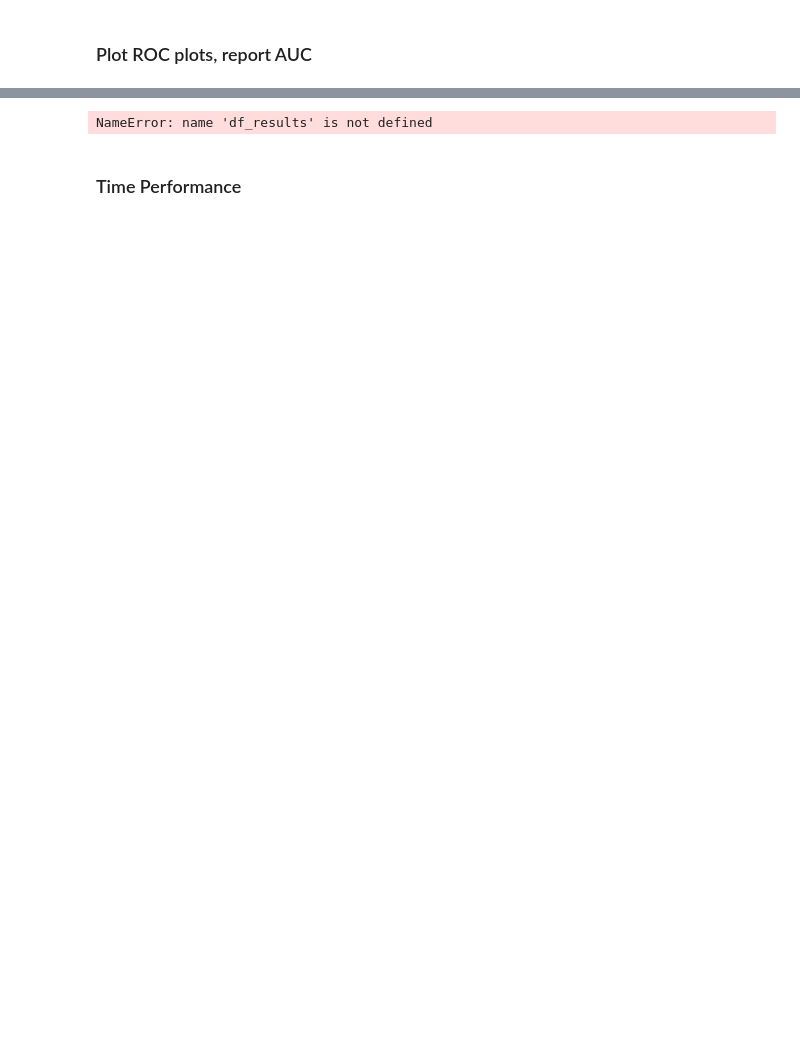
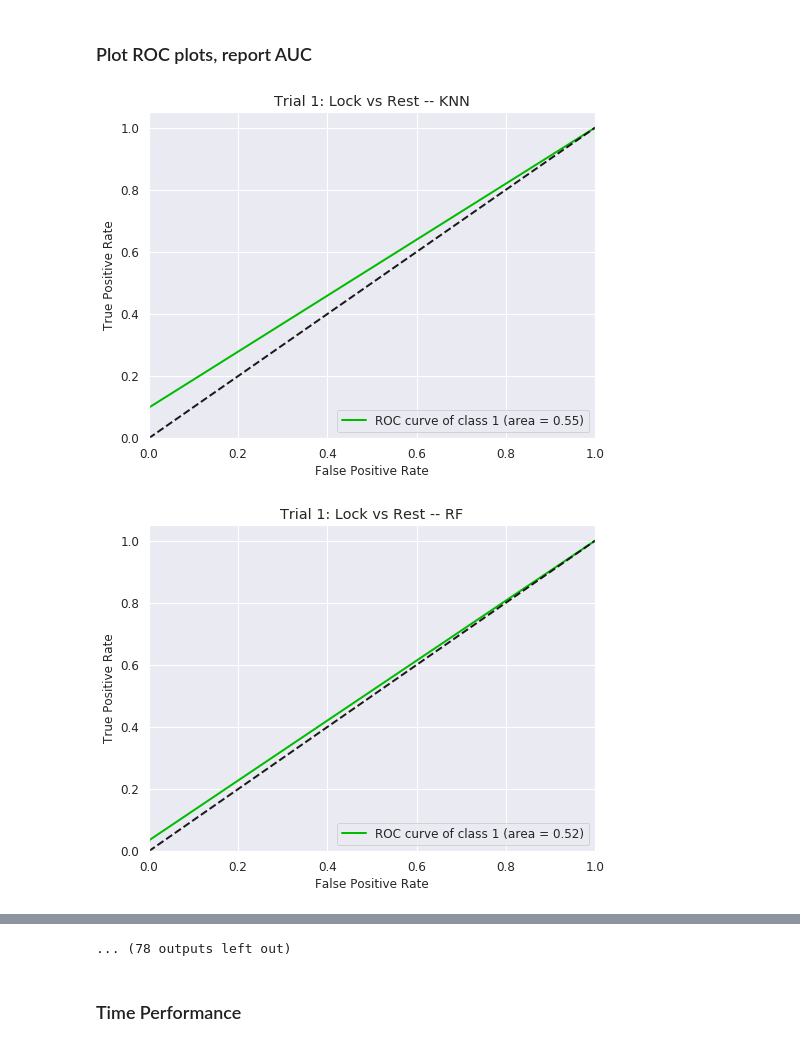
Before and after one commit to 7high/thesis, a Jupyter notebook: ble_classification.ipynb, the cells around one changed output, grey strips where cells are left out. Cells and saved outputs as stored; diff of their text form; code cells hidden in the pictures; blank space fills up the shorter version.

Commit message:
Reran trials

```diff
--- a/ble_classification.ipynb
+++ b/ble_classification.ipynb
@@ -137,22 +143,24 @@ display(df_performance_classifier)
 # %%
 # Plotting ROC curves
 sns.set(font_scale=1)
 
-for trial_num, result in enumerate(df_results):
+for trial_num, result in enumerate(trial_results):
     # Extract devices and classifiers
     dev_pairs = result[0].keys()
     classifiers = result[0][dev_pairs[0]].keys()
 
     for device in dev_pairs:
         for classifier in classifiers:
             # Extract predicted probas and y_true
             pred_proba = result[0][device][classifier]['Classifier']['Pred_Proba']
             true = result[0][device][classifier]['Classifier']['True']
 
             # Plot ROC curve
             fpr, tpr, threshold = roc_curve(true, pred_proba[:,1], pos_label=1)
             auc = roc_auc_score(true, pred_proba[:,1])
             title = "Trial " + str(trial_num + 1) + ": " + str(device).capitalize() + " vs Rest -- " + str(classifier).upper()
             skplt.metrics.plot_roc(true, pred_proba, title=title, plot_micro=False, plot_macro=False,
                                    classes_to_plot=[1], figsize=(8,6));
 # %% [output]
+[figure, added]
+[figure, added]
@@ -159,4 +177,4 @@ for trial_num, result in enumerate(df_results):
-NameError: name 'df_results' is not defined
+... (78 outputs left out)
 # %% [markdown]
 ### Time Performance
 # %%
```
Also changed, not shown: parts of 10 cells of this notebook, 1 other file.
